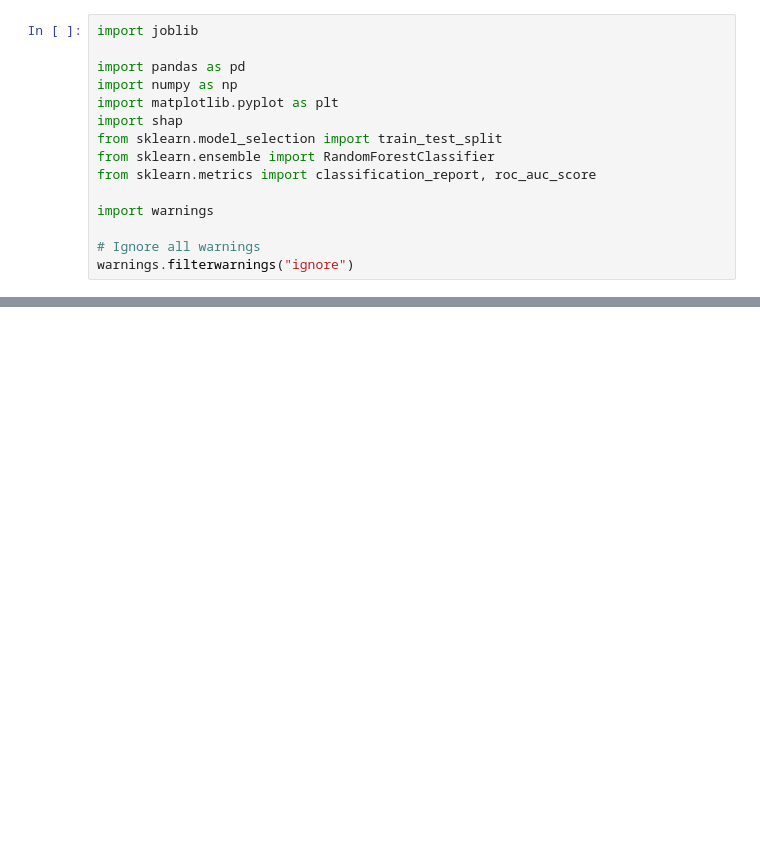
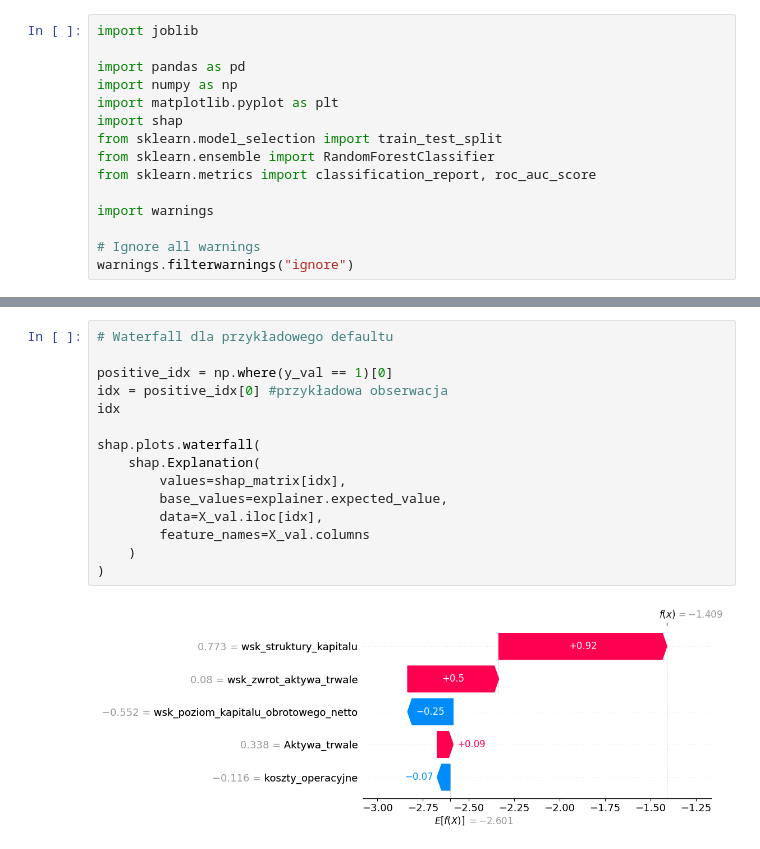
Before and after one commit to Karol315/Interpretability_of_machine_learning_project, a Jupyter notebook: Interpretability.ipynb, the cells around one changed output, grey strips where cells are left out. Drawn from its saved outputs; the diff is of its cells as text; blank space fills up the shorter version.

```diff
--- a/Interpretability.ipynb
+++ b/Interpretability.ipynb
@@ -33,0 +64,17 @@ FileNotFoundError: [Errno 2] No such file or directory: 'black_box_model.pkl'
+# %%
+# Waterfall dla przykładowego defaultu
+
+positive_idx = np.where(y_val == 1)[0]
+idx = positive_idx[0] #przykładowa obserwacja
+idx
+
+shap.plots.waterfall(
+    shap.Explanation(
+        values=shap_matrix[idx],
+        base_values=explainer.expected_value,
+        data=X_val.iloc[idx],
+        feature_names=X_val.columns
+    )
+)
+# %% [output]
+[figure, added]
```
Also changed, not shown: parts of 9 cells of this notebook.
